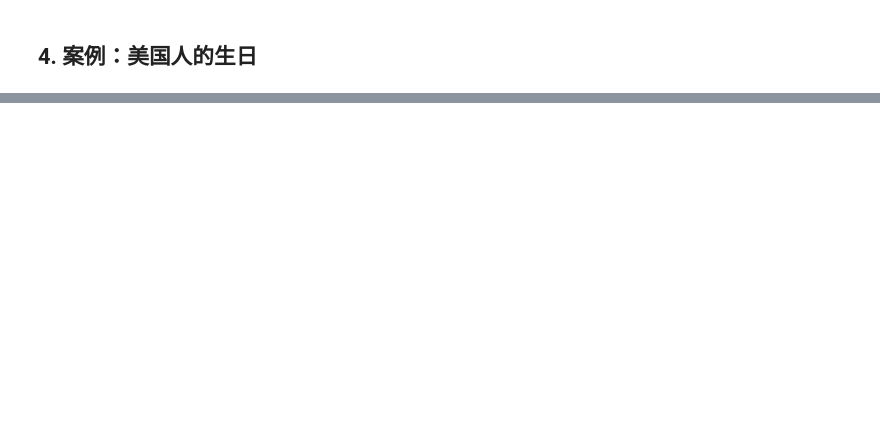
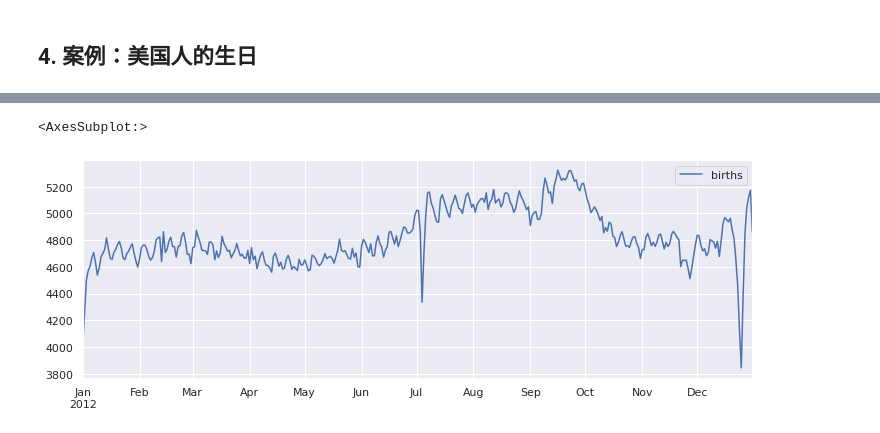
Before and after one commit to michaelbrucelin/HelloLanguage, a Jupyter notebook: Jupyter/Python/Book/book_Python数据科学手册/02-Pandas数据处理/10-数据透视表.ipynb, the cells around one changed output, grey strips where cells are left out. Cells and saved outputs as stored; diff of their text form; code cells hidden in the pictures; blank space fills up the shorter version.

```diff
--- a/Jupyter/Python/Book/book_Python数据科学手册/02-Pandas数据处理/10-数据透视表.ipynb
+++ b/Jupyter/Python/Book/book_Python数据科学手册/02-Pandas数据处理/10-数据透视表.ipynb
@@ -24,0 +190,3 @@ import seaborn as sns
+# %%
+births_by_date = births.pivot_table('births', [births.index.month, births.index.day])  # 按照月和日两个维度分别对数据进行分组
+births_by_date.head()
@@ -24,0 +200,3 @@ import seaborn as sns
+# %%
+births_by_date.index = [pd.datetime(2012, month, day) for (month, day) in births_by_date.index]  # 虚构一个年份，与月和日组合成新索引（注意日期为 2 月 29 日时，索引年份需要用闰年，例如 2012）
+births_by_date.head()
@@ -24,0 +210,7 @@ import seaborn as sns
+# %%
+# 将结果画成图
+fig, ax = plt.subplots(figsize=(12, 4))
+births_by_date.plot(ax=ax)
+# %% [output]
+<AxesSubplot:>
+[figure, added]
```
Also changed, not shown: parts of 26 cells of this notebook, 3 other files.
